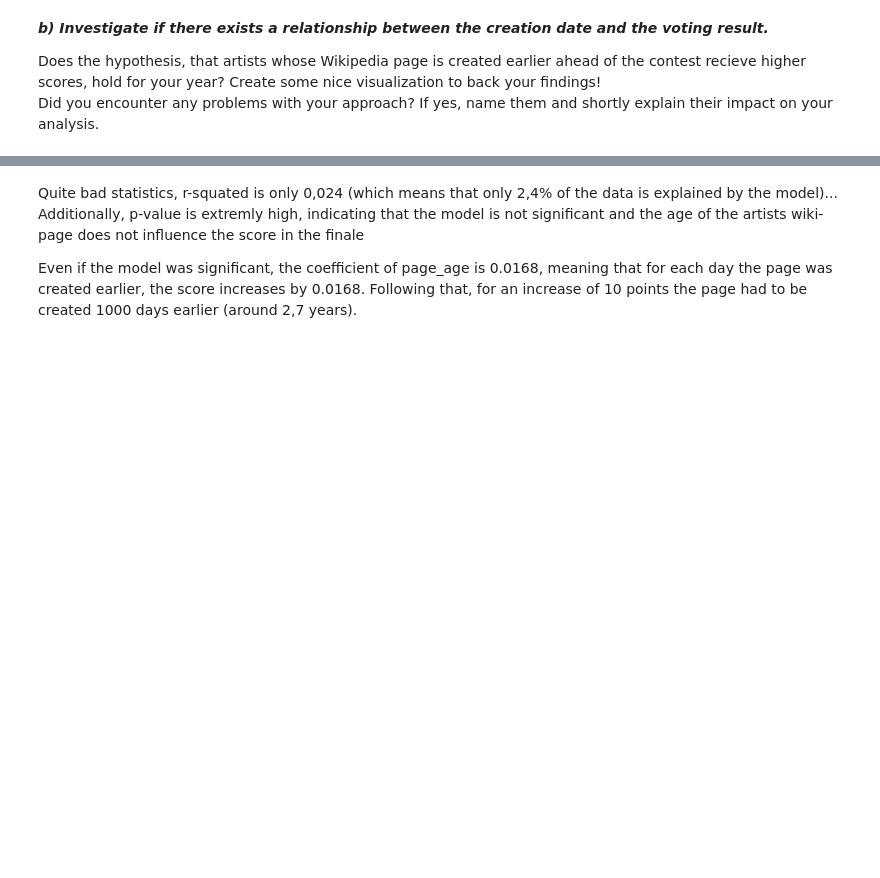
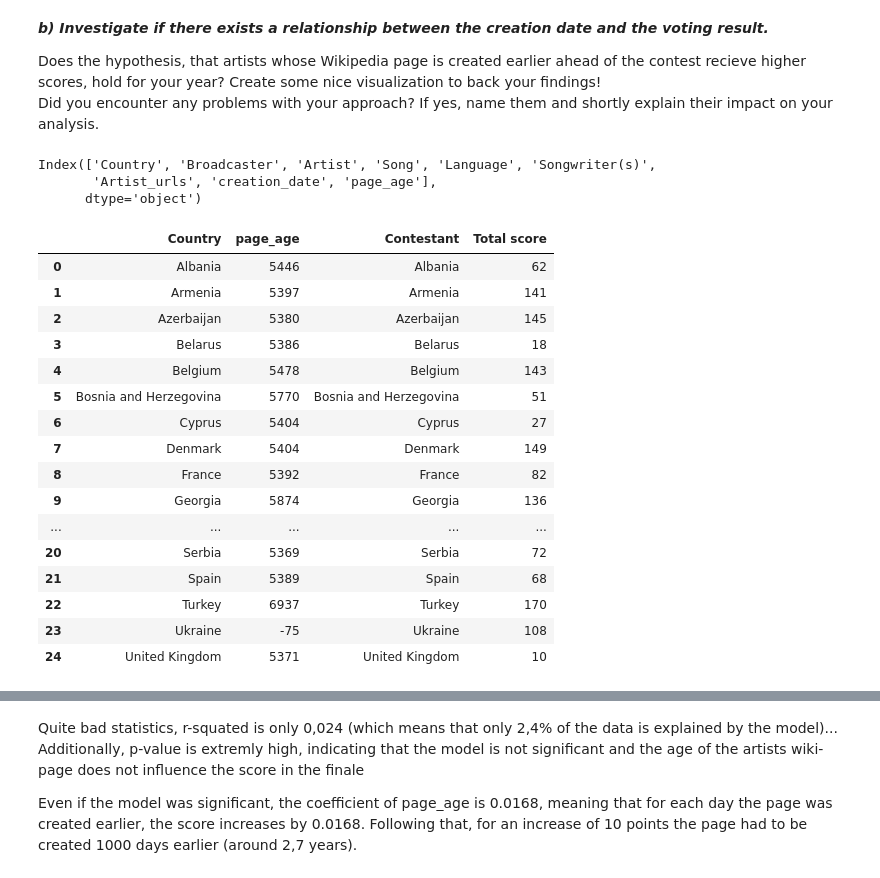
Before and after one commit to dgarcia-eu/ICSS-private, a Jupyter notebook: tutorial/assignments/2024/a02/assignment02_solution.ipynb, the cells around one changed output, grey strips where cells are left out. Saved outputs shown, nothing was run; the diff lists cells and outputs as text; code cells hidden in the pictures; blank space fills up the shorter version.

```diff
--- a/tutorial/assignments/2024/a02/assignment02_solution.ipynb
+++ b/tutorial/assignments/2024/a02/assignment02_solution.ipynb
@@ -425,23 +521,44 @@ Did you encounter any problems with your approach? If yes, name them and shortly
 # %%
 # first, merge the two tables on the countries so that the total score and the age of the wiki-page
 # can be compared
 # for the inverstigation the total scores are the only relevant information
 print(df_2010.columns)
-df_2010_reg = pd.merge(df_2010[["Country", "page_age"]], ev_2010[["Country", "Total score"]], on = "Country", how = "inner")
+df_2010_reg = pd.merge(df_2010[["Country", "page_age"]], ev_2010[["Contestant", "Total score"]], left_on ="Country", right_on="Contestant", how = "inner")
 
 # writing a function that changes "page_age" to a int variable
 def days_int(age):
     """
     changing the type of page_age to int
     """
     return int(str(age.days))
 
 # using the function on the page_age column and also changing "total score" into integer values
 df_2010_reg["page_age"] = df_2010_reg["page_age"].apply(days_int)
 df_2010_reg["Total score"] =  [int(score) for score in df_2010_reg["Total score"]]
 
 
 df_2010_reg
+# %% [output]
+Index(['Country', 'Broadcaster', 'Artist', 'Song', 'Language', 'Songwriter(s)',
+       'Artist_urls', 'creation_date', 'page_age'],
+      dtype='object')
+|  | Country | page_age | Contestant | Total score |
+| 0 | Albania | 5446 | Albania | 62 |
+| 1 | Armenia | 5397 | Armenia | 141 |
+| 2 | Azerbaijan | 5380 | Azerbaijan | 145 |
+| 3 | Belarus | 5386 | Belarus | 18 |
+| 4 | Belgium | 5478 | Belgium | 143 |
+| 5 | Bosnia and Herzegovina | 5770 | Bosnia and Herzegovina | 51 |
+| 6 | Cyprus | 5404 | Cyprus | 27 |
+| 7 | Denmark | 5404 | Denmark | 149 |
+| 8 | France | 5392 | France | 82 |
+| 9 | Georgia | 5874 | Georgia | 136 |
+| ... | ... | ... | ... | ... |
+| 20 | Serbia | 5369 | Serbia | 72 |
+| 21 | Spain | 5389 | Spain | 68 |
+| 22 | Turkey | 6937 | Turkey | 170 |
+| 23 | Ukraine | -75 | Ukraine | 108 |
+| 24 | United Kingdom | 5371 | United Kingdom | 10 |
 # %%
 # using a linear regression model for investigation
 
```
Also changed, not shown: parts of 24 cells of this notebook, 9 other files.
